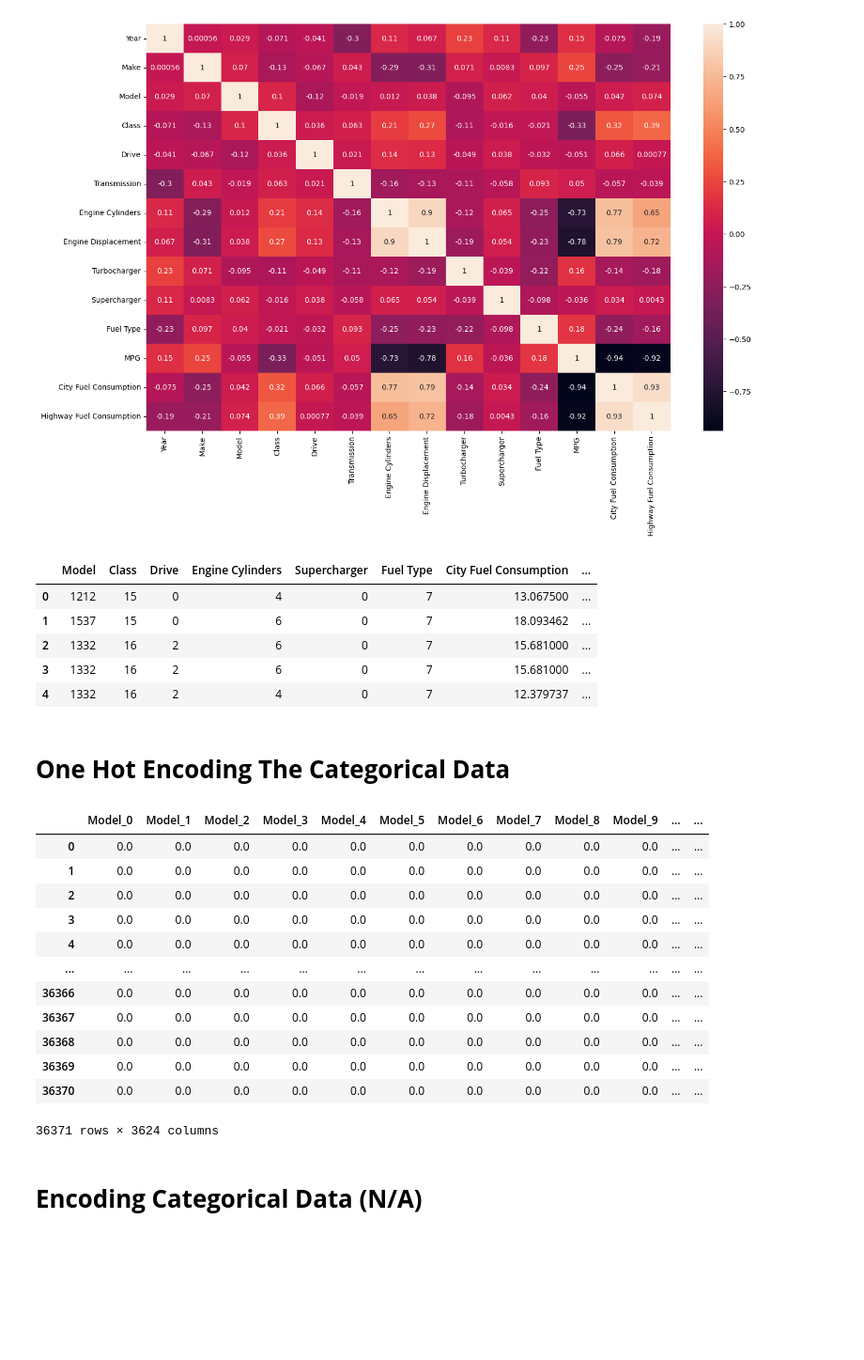
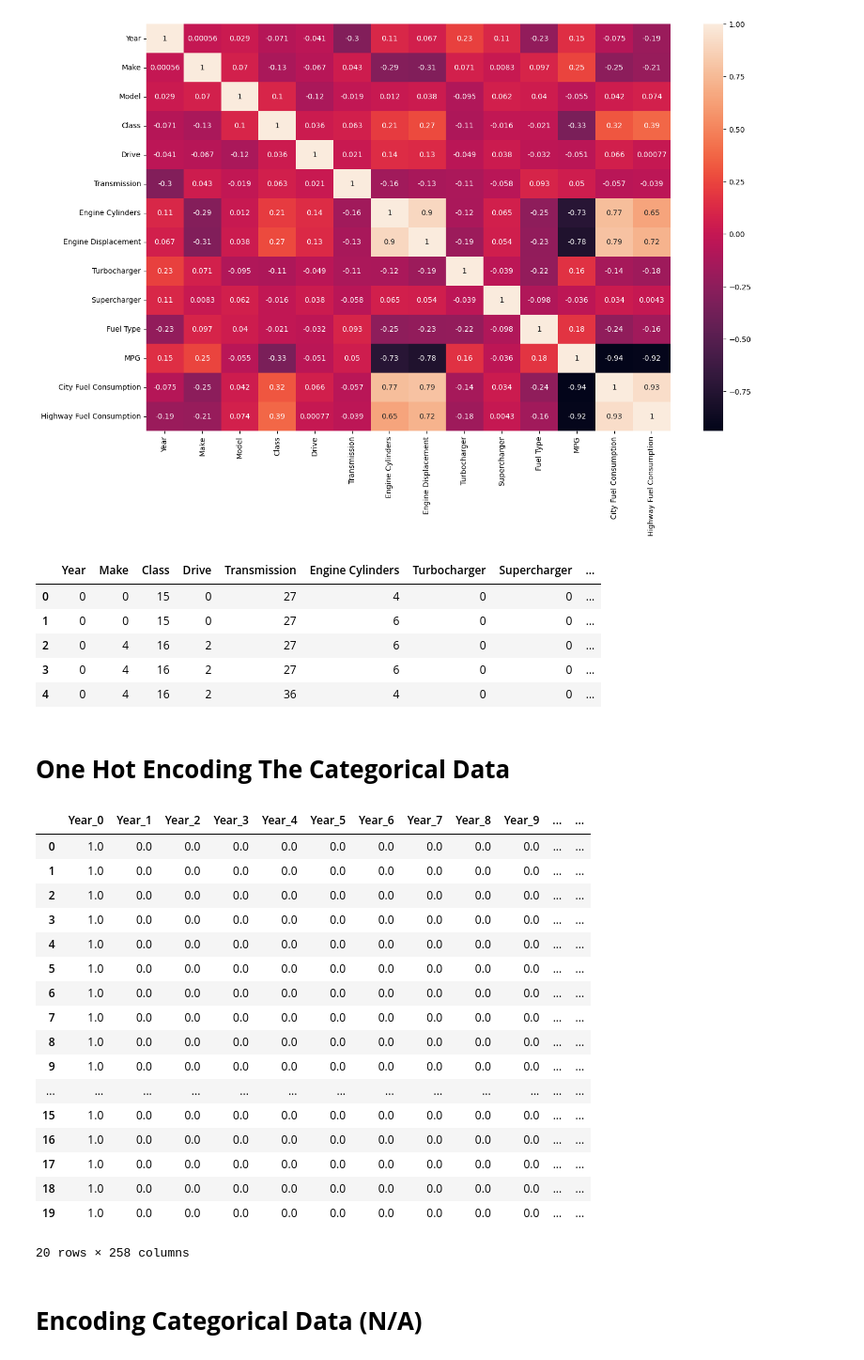
Before and after one commit to UmeshikaThathsarani/FuelO, a Jupyter notebook: FuelO_Preprocessing.ipynb, the cells around one changed output. Shown at 94% size. Saved outputs shown, nothing was run; the diff lists cells and outputs as text; code cells hidden in the pictures; blank space fills up the shorter version.

```diff
--- a/FuelO_Preprocessing.ipynb
+++ b/FuelO_Preprocessing.ipynb
@@ -222,15 +222,15 @@ plt.show()
 [figure]
 # %%
 #dropping off the features that have multicolinearity and low correlation
-df4 = df3.drop(columns=['Year', 'Make', 'Transmission', 'Engine Displacement', 'Turbocharger', 'MPG'])
+df4 = df3.drop(columns=['Model', 'Engine Displacement', 'MPG'])
 df4.head(5)
 # %% [output]
-|  | Model | Class | Drive | Engine Cylinders | Supercharger | Fuel Type | City Fuel Consumption | ... |
-| 0 | 1212 | 15 | 0 | 4 | 0 | 7 | 13.067500 | ... |
-| 1 | 1537 | 15 | 0 | 6 | 0 | 7 | 18.093462 | ... |
-| 2 | 1332 | 16 | 2 | 6 | 0 | 7 | 15.681000 | ... |
-| 3 | 1332 | 16 | 2 | 6 | 0 | 7 | 15.681000 | ... |
-| 4 | 1332 | 16 | 2 | 4 | 0 | 7 | 12.379737 | ... |
+|  | Year | Make | Class | Drive | Transmission | Engine Cylinders | Turbocharger | Supercharger | ... |
+| 0 | 0 | 0 | 15 | 0 | 27 | 4 | 0 | 0 | ... |
+| 1 | 0 | 0 | 15 | 0 | 27 | 6 | 0 | 0 | ... |
+| 2 | 0 | 4 | 16 | 2 | 27 | 6 | 0 | 0 | ... |
+| 3 | 0 | 4 | 16 | 2 | 27 | 6 | 0 | 0 | ... |
+| 4 | 0 | 4 | 16 | 2 | 36 | 4 | 0 | 0 | ... |
 # %%
 df4.to_csv('/content/OnlyCorrelated.csv', index=False)
 # %% [markdown]
@@ -238,7 +238,7 @@ df4.to_csv('/content/OnlyCorrelated.csv', index=False)
 # %%
 df5 = pd.read_csv('/content/OnlyCorrelated.csv')
 # %%
-categorical_features = ['Model', 'Class', 'Drive', 'Supercharger', 'Fuel Type']
+categorical_features = ['Year', 'Make', 'Class', 'Drive', 'Transmission', 'Turbocharger', 'Supercharger', 'Fuel Type']
 numerical_features = ['Engine Cylinders']
 
 # Create a separate OneHotEncoder for each categorical feature
@@ -269,21 +269,26 @@ y = df5[['City Fuel Consumption', 'Highway Fuel Consumption']].values
 df6 = pd.DataFrame(X, columns=X_names)
 df6[['City Fuel Consumption', 'Highway Fuel Consumption']] = y
 # %%
-df6
+df6.head(20)
 # %% [output]
-|  | Model_0 | Model_1 | Model_2 | Model_3 | Model_4 | Model_5 | Model_6 | Model_7 | Model_8 | Model_9 | ... | ... |
-| 0 | 0.0 | 0.0 | 0.0 | 0.0 | 0.0 | 0.0 | 0.0 | 0.0 | 0.0 | 0.0 | ... | ... |
-| 1 | 0.0 | 0.0 | 0.0 | 0.0 | 0.0 | 0.0 | 0.0 | 0.0 | 0.0 | 0.0 | ... | ... |
-| 2 | 0.0 | 0.0 | 0.0 | 0.0 | 0.0 | 0.0 | 0.0 | 0.0 | 0.0 | 0.0 | ... | ... |
-| 3 | 0.0 | 0.0 | 0.0 | 0.0 | 0.0 | 0.0 | 0.0 | 0.0 | 0.0 | 0.0 | ... | ... |
-| 4 | 0.0 | 0.0 | 0.0 | 0.0 | 0.0 | 0.0 | 0.0 | 0.0 | 0.0 | 0.0 | ... | ... |
+|  | Year_0 | Year_1 | Year_2 | Year_3 | Year_4 | Year_5 | Year_6 | Year_7 | Year_8 | Year_9 | ... | ... |
+| 0 | 1.0 | 0.0 | 0.0 | 0.0 | 0.0 | 0.0 | 0.0 | 0.0 | 0.0 | 0.0 | ... | ... |
+| 1 | 1.0 | 0.0 | 0.0 | 0.0 | 0.0 | 0.0 | 0.0 | 0.0 | 0.0 | 0.0 | ... | ... |
+| 2 | 1.0 | 0.0 | 0.0 | 0.0 | 0.0 | 0.0 | 0.0 | 0.0 | 0.0 | 0.0 | ... | ... |
+| 3 | 1.0 | 0.0 | 0.0 | 0.0 | 0.0 | 0.0 | 0.0 | 0.0 | 0.0 | 0.0 | ... | ... |
+| 4 | 1.0 | 0.0 | 0.0 | 0.0 | 0.0 | 0.0 | 0.0 | 0.0 | 0.0 | 0.0 | ... | ... |
+| 5 | 1.0 | 0.0 | 0.0 | 0.0 | 0.0 | 0.0 | 0.0 | 0.0 | 0.0 | 0.0 | ... | ... |
+| 6 | 1.0 | 0.0 | 0.0 | 0.0 | 0.0 | 0.0 | 0.0 | 0.0 | 0.0 | 0.0 | ... | ... |
+| 7 | 1.0 | 0.0 | 0.0 | 0.0 | 0.0 | 0.0 | 0.0 | 0.0 | 0.0 | 0.0 | ... | ... |
+| 8 | 1.0 | 0.0 | 0.0 | 0.0 | 0.0 | 0.0 | 0.0 | 0.0 | 0.0 | 0.0 | ... | ... |
+| 9 | 1.0 | 0.0 | 0.0 | 0.0 | 0.0 | 0.0 | 0.0 | 0.0 | 0.0 | 0.0 | ... | ... |
 | ... | ... | ... | ... | ... | ... | ... | ... | ... | ... | ... | ... | ... |
-| 36366 | 0.0 | 0.0 | 0.0 | 0.0 | 0.0 | 0.0 | 0.0 | 0.0 | 0.0 | 0.0 | ... | ... |
-| 36367 | 0.0 | 0.0 | 0.0 | 0.0 | 0.0 | 0.0 | 0.0 | 0.0 | 0.0 | 0.0 | ... | ... |
-| 36368 | 0.0 | 0.0 | 0.0 | 0.0 | 0.0 | 0.0 | 0.0 | 0.0 | 0.0 | 0.0 | ... | ... |
-| 36369 | 0.0 | 0.0 | 0.0 | 0.0 | 0.0 | 0.0 | 0.0 | 0.0 | 0.0 | 0.0 | ... | ... |
-| 36370 | 0.0 | 0.0 | 0.0 | 0.0 | 0.0 | 0.0 | 0.0 | 0.0 | 0.0 | 0.0 | ... | ... |
+| 15 | 1.0 | 0.0 | 0.0 | 0.0 | 0.0 | 0.0 | 0.0 | 0.0 | 0.0 | 0.0 | ... | ... |
+| 16 | 1.0 | 0.0 | 0.0 | 0.0 | 0.0 | 0.0 | 0.0 | 0.0 | 0.0 | 0.0 | ... | ... |
+| 17 | 1.0 | 0.0 | 0.0 | 0.0 | 0.0 | 0.0 | 0.0 | 0.0 | 0.0 | 0.0 | ... | ... |
+| 18 | 1.0 | 0.0 | 0.0 | 0.0 | 0.0 | 0.0 | 0.0 | 0.0 | 0.0 | 0.0 | ... | ... |
+| 19 | 1.0 | 0.0 | 0.0 | 0.0 | 0.0 | 0.0 | 0.0 | 0.0 | 0.0 | 0.0 | ... | ... |
-36371 rows × 3624 columns
+20 rows × 258 columns
 # %%
 df6.to_csv('/content/OneHotEncoded.csv', index=False)
 # %% [markdown]
```
